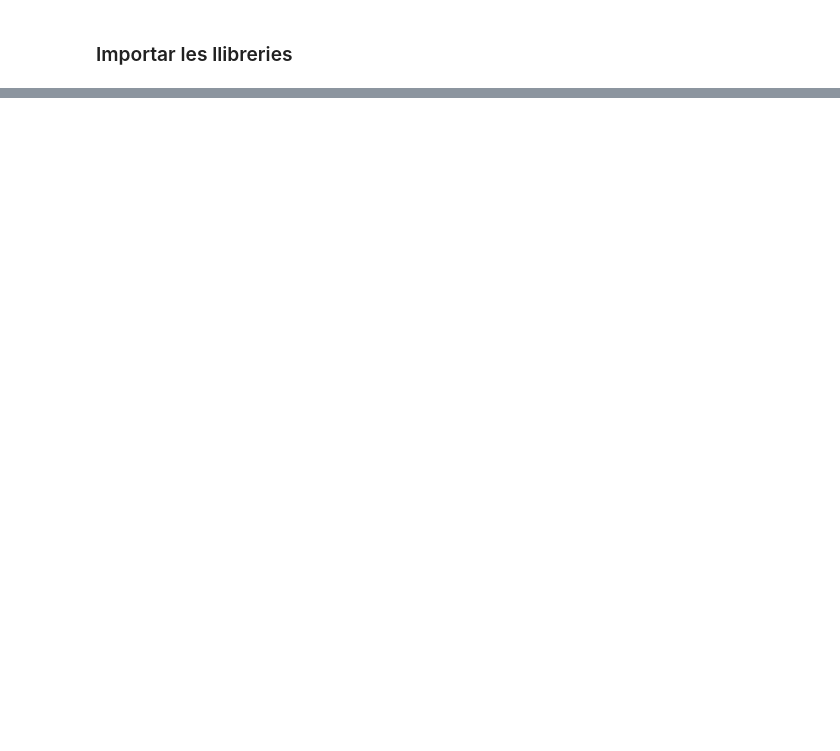
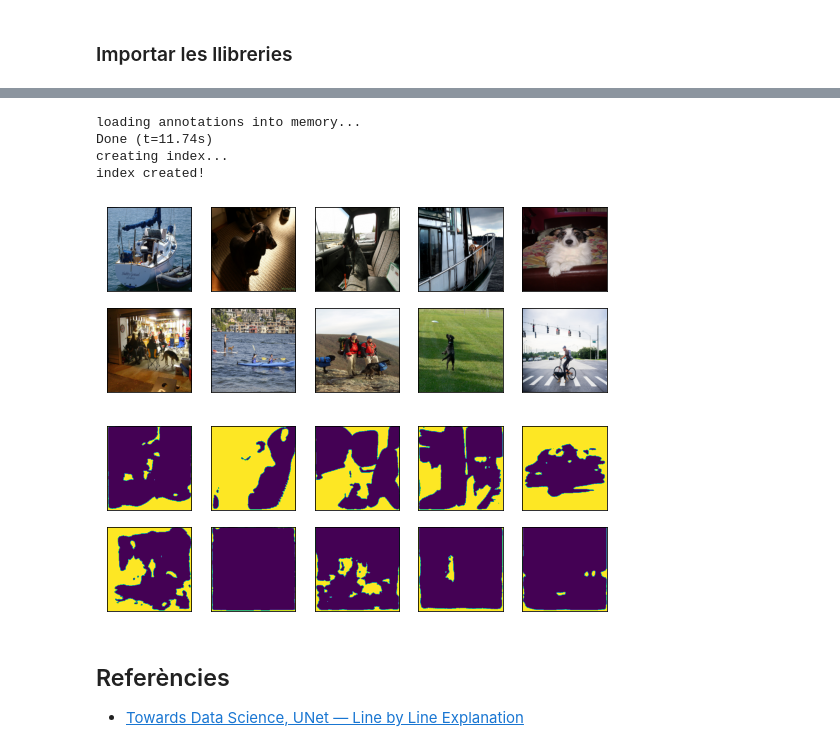
Before and after one commit to lluiscamino/aprenentatge_automatic, a Jupyter notebook: 12_CNN_Transfer/P2/Unet_classe.ipynb, the cells around one changed output, grey strips where cells are left out. Saved outputs shown, nothing was run; the diff lists cells and outputs as text; code cells hidden in the pictures; blank space fills up the shorter version.

```diff
--- a/12_CNN_Transfer/P2/Unet_classe.ipynb
+++ b/12_CNN_Transfer/P2/Unet_classe.ipynb
@@ -83,6 +93,6 @@ class MyGeneration(tf.keras.utils.Sequence):
       pre_batch_y.append(mask)
 
 
-    return (np.array([resize(imread(file_name['coco_url']), (256, 256)) for file_name in batch_x]),
+    return (np.array([resize(imread(file_name['coco_url']), (256, 256, 3)) for file_name in batch_x]),
             np.array([mask for mask in pre_batch_y]))
 # %% [markdown]
@@ -90,6 +100,11 @@ Finalment només ens queda crear els dos generadors:
 # %%
-gen_train = MyGeneration('dog', 10)
-gen_test = MyGeneration('dog', 10, False)
+gen_train = MyGeneration('dog', 370)
+gen_test = MyGeneration('dog', 370, False)
+# %%
+test_x = [x[0] for x in gen_test]
+test_y = [x[1] for x in gen_test]
+train_x = [x[0] for x in gen_train]
+train_y = [x[1] for x in gen_train]
 # %% [markdown]
 ### Importar les llibreries
 # %%
@@ -139,32 +203,50 @@ Teniu codi per poder visualitzar alguns resultats. Podeu modificar aquest codi a
+# %%
+# Obtenim el primer batch del conjunt d' avaluació
+gen_test2 = MyGeneration('dog', 10, False)
+test_x2 = [x[0] for x in gen_test2]
+with open('test_x2.npy', 'wb') as f:
+    np.save(f, np.array(test_x2))
+#test_x2 = np.load('test_x2.npy', allow_pickle=True)
+# %% [output]
+loading annotations into memory...
+Done (t=11.74s)
+creating index...
+index created!
 # %%
-# Obtenim el primer batch del conjunt d' avaluació
-for test in gen_test:
-  break
+def show_results(test):
+  # Realitzam la predicció
+  prediccio = model.predict(test)
 
-# Realitzam la predicció
-prediccio = model.predict(test[0])
+  # Mostram els resultats
+  n_images = len(prediccio)
 
-# Mostram els resultats
-n_images = len(prediccio)
+  figure = plt.figure(1, figsize=(9, 9))
 
-figure = plt.figure(1, figsize=(9, 9))
+  for i in range(n_images):
 
-for i in range(n_images):
+    ax = plt.subplot(n_images/2, n_images//2, i + 1)
+    ax.imshow(test[i,:,:,:])
+    ax.set_xticks(())
+    ax.set_yticks(())
 
-  ax = plt.subplot(n_images/2, n_images//2, i + 1)
-  ax.imshow(test[0][i,:,:,:])
-  ax.set_xticks(())
-  ax.set_yticks(())
+  figure = plt.figure(2, figsize=(9, 9))
 
-figure = plt.figure(2, figsize=(9, 9))
+  j = 0.25
+  for i in range(n_images):
 
-for i in range(n_images):
+    ax = plt.subplot(n_images/2, n_images//2, i + 1)
+    predit = prediccio[i][:,:,0]
+    predit[predit > j] = 255
+    predit[predit < 255] = 0
+    predit = predit.astype(np.uint8)
+    ax.imshow(predit)
+    ax.set_xticks(())
+    ax.set_yticks(())
 
-  ax = plt.subplot(n_images/2, n_images//2, i + 1)
-  predit = prediccio[i][:,:,0]
-  predit[predit > 0.3] = 255
-  predit[predit < 255] = 0
-  predit = predit.astype(np.uint8)
-  ax.imshow(predit)
-  ax.set_xticks(())
-  ax.set_yticks(())
+show_results(test_x2[0])
+# %% [output]
+[figure, added]
+[figure, added]
+# %% [markdown]
+## Referències
+* [Towards Data Science, UNet — Line by Line Explanation](https://towardsdatascience.com/unet-line-by-line-explanation-9b191c76baf5)
```
Also changed, not shown: parts of 15 cells of this notebook, 1 other file.
